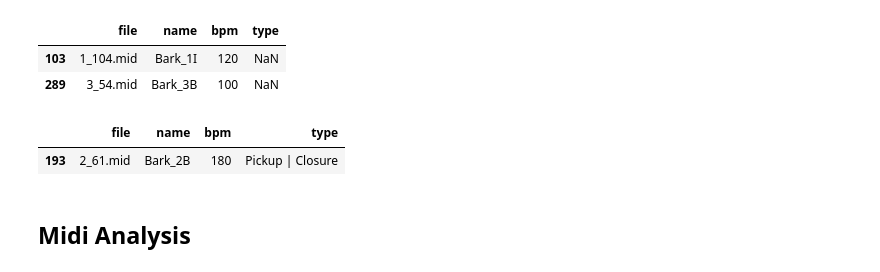
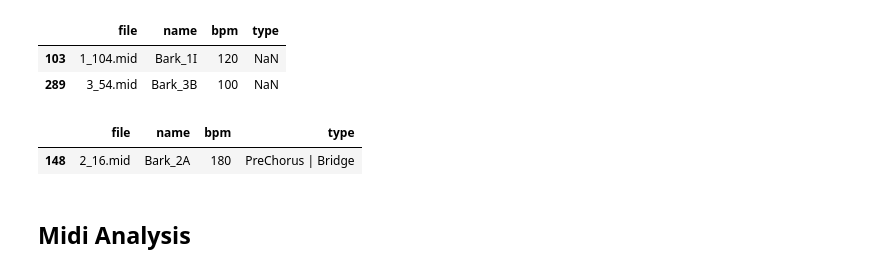
Before and after one commit to FlowkoHinti/GroovePal, a Jupyter notebook: EDA/MidiAnalysis.ipynb, the cells around one changed output. Saved outputs shown, nothing was run; the diff lists cells and outputs as text; code cells hidden in the pictures.

```diff
--- a/EDA/MidiAnalysis.ipynb
+++ b/EDA/MidiAnalysis.ipynb
@@ -145,11 +145,10 @@ meta_mb[meta_mb['type'].isna()]
 # %%
 meta_mb.fillna('Unknown', inplace=True)
 # %%
-# get meta for file 2_61.mid
-meta_mb[meta_mb['file'] == '2_61.mid']
+meta_mb[meta_mb['file'] == '2_16.mid']
 # %% [output]
 |  | file | name | bpm | type |
-| 193 | 2_61.mid | Bark_2B | 180 | Pickup | Closure |
+| 148 | 2_16.mid | Bark_2A | 180 | PreChorus | Bridge |
 # %% [markdown]
 ## Midi Analysis
 # %% [markdown]
```
Also changed, not shown: parts of 8 cells of this notebook, 1 other file.
